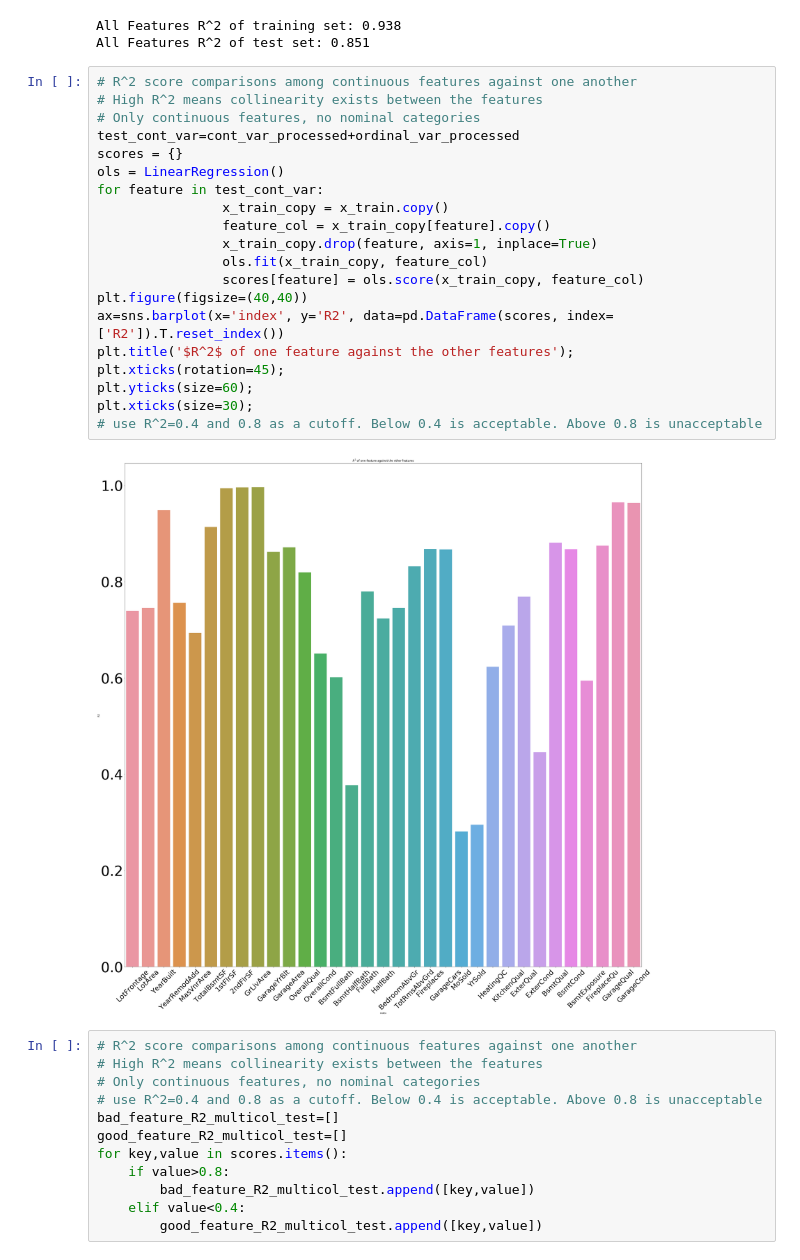
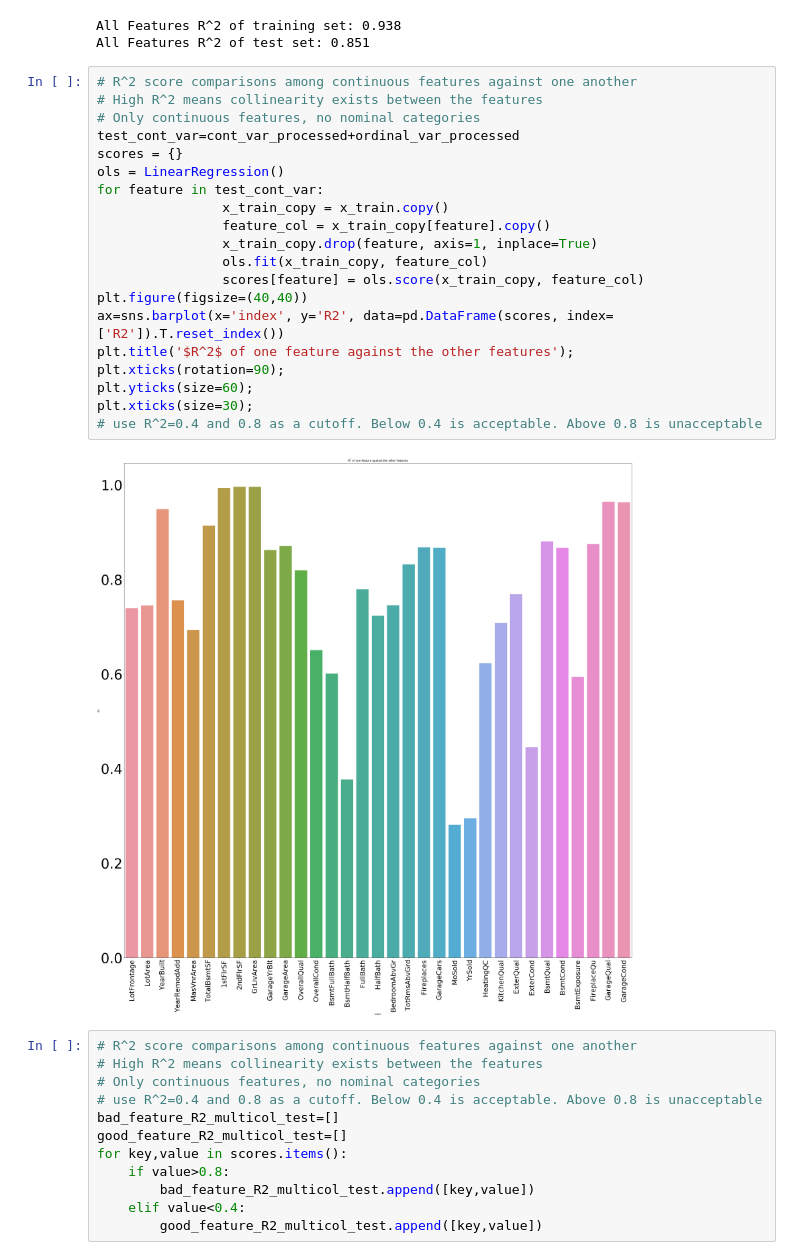
Before and after one commit to AronBerke/Kaggle_Housing_Project, a Jupyter notebook: Austin/FeatureSelection.ipynb, the cells around one changed output. Cells and saved outputs as stored; diff of their text form.

```diff
--- a/Austin/FeatureSelection.ipynb
+++ b/Austin/FeatureSelection.ipynb
@@ -59,25 +58,25 @@ All Features R^2 of test set: 0.851
 # %%
 # R^2 score comparisons among continuous features against one another
 # High R^2 means collinearity exists between the features
 # Only continuous features, no nominal categories
 test_cont_var=cont_var_processed+ordinal_var_processed
 scores = {}
 ols = LinearRegression()
 for feature in test_cont_var:
                 x_train_copy = x_train.copy()
                 feature_col = x_train_copy[feature].copy()
                 x_train_copy.drop(feature, axis=1, inplace=True)
                 ols.fit(x_train_copy, feature_col)
                 scores[feature] = ols.score(x_train_copy, feature_col)
 plt.figure(figsize=(40,40))
 ax=sns.barplot(x='index', y='R2', data=pd.DataFrame(scores, index=['R2']).T.reset_index())
 plt.title('$R^2$ of one feature against the other features');
-plt.xticks(rotation=45);
+plt.xticks(rotation=90);
 plt.yticks(size=60);
 plt.xticks(size=30);
 # use R^2=0.4 and 0.8 as a cutoff. Below 0.4 is acceptable. Above 0.8 is unacceptable
 # %% [output]
-[figure, old version]
+[figure, new version]
 # %%
 # R^2 score comparisons among continuous features against one another
 # High R^2 means collinearity exists between the features
```
Also changed, not shown: parts of 8 cells of this notebook, 2 other files.
